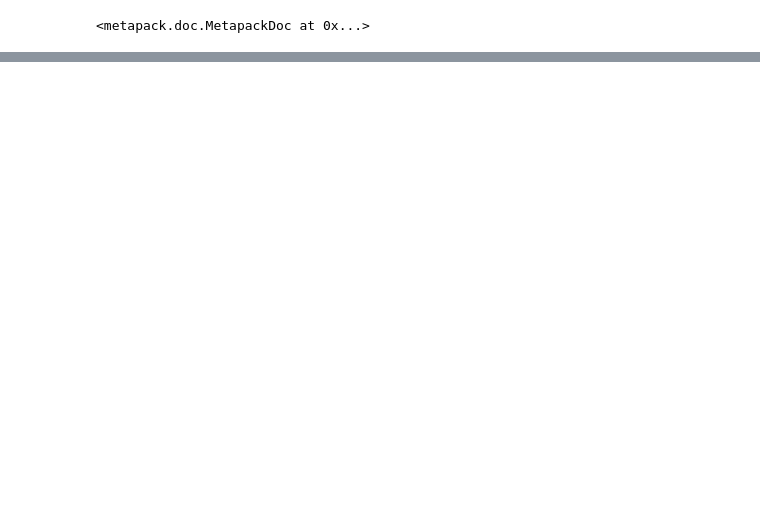
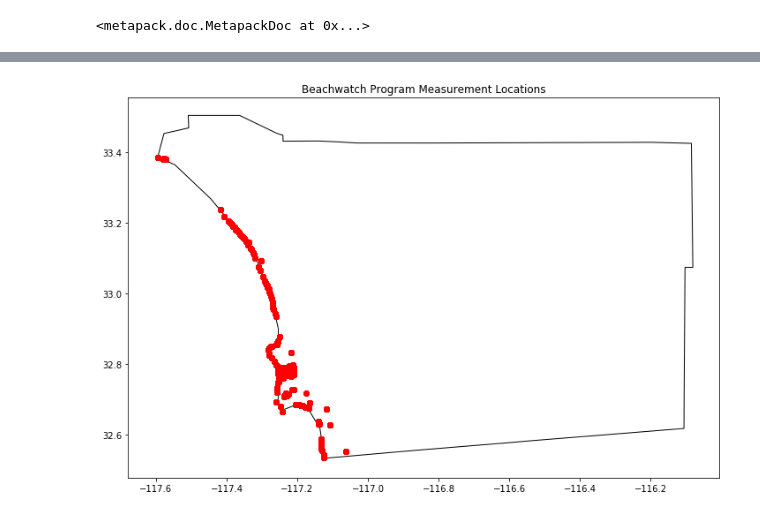
Before and after one commit to san-diego-water-quality/water-datasets, a Jupyter notebook: ceden.waterboards.ca.gov-beachwatch-sandiego/notebooks/Exploration.ipynb, the cells around one changed output, grey strips where cells are left out. Saved outputs shown, nothing was run; the diff lists cells and outputs as text; code cells hidden in the pictures; blank space fills up the shorter version.

```diff
--- a/ceden.waterboards.ca.gov-beachwatch-sandiego/notebooks/Exploration.ipynb
+++ b/ceden.waterboards.ca.gov-beachwatch-sandiego/notebooks/Exploration.ipynb
@@ -49,0 +106,19 @@ Index(['program', 'parentproject', 'project', 'stationname', 'stationcode',
+# %%
+
+## Load a Metapack data package of the US COunties, then extract San Diego county by it's FIPS code, state=6
+## county=73
+counties_pkg = mp.open_package('http://library.metatab.org/census.gov-counties-2017-2.csv')
+
+# Use the Metapack feature for turning the Pandas dataframe into a GeoPandas dataframe
+counties = counties_pkg.resource('counties').geoframe()
+
+sd_county = counties[(counties.statefp==6) & (counties.countyfp==73) ]
+# %%
+
+## Plot the county, then use the same Matplotlib axis to plot the points.
+base = sd_county.plot(color='white', edgecolor='black', figsize=(8*1.5,8))
+gdf.plot(ax=base, color='red')
+plt.title("Beachwatch Program Measurement Locations")
+plt.show()
+# %% [output]
+[figure, added]
```
Also changed, not shown: parts of 23 cells of this notebook, 4 other files.
